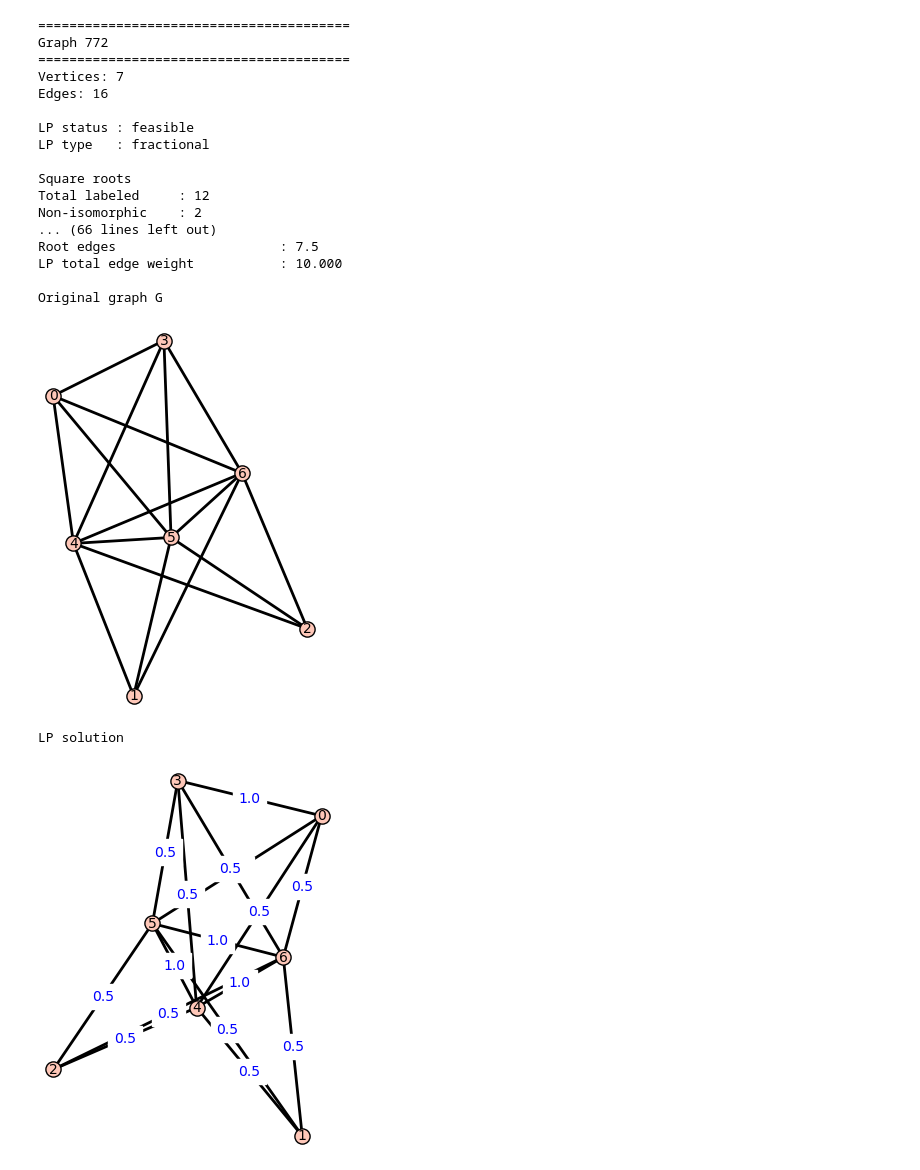
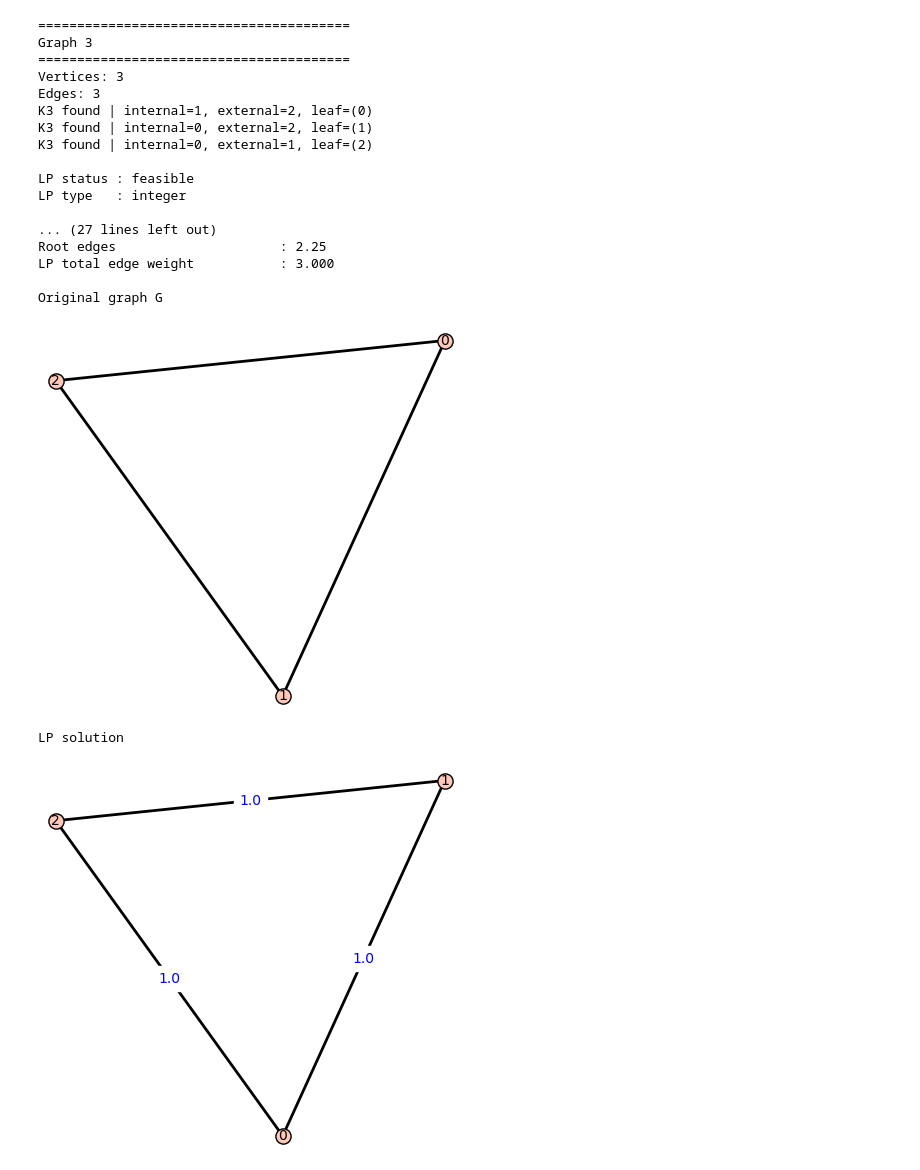
Before and after one commit to Hellwoodoo/Graph-Squares, a Jupyter notebook: Optimization of Graph Squares/Notebooks/IsomorphismGraphSquares.ipynb, the cells around one changed output. Cells and saved outputs as stored; diff of their text form; code cells hidden in the pictures.

```diff
--- a/Optimization of Graph Squares/Notebooks/IsomorphismGraphSquares.ipynb
+++ b/Optimization of Graph Squares/Notebooks/IsomorphismGraphSquares.ipynb
@@ -470,7 +470,7 @@ from matplotlib.backends.backend_pdf import PdfPages
 from sage.numerical.mip import MIPSolverException
 from sage.graphs.graph_generators import graphs as graph_gens
 
-n = 5
+n = 6
 ncpus = 12
 dir = f"isomorphism_max_tetrahedron_decomposition_triangular_graph_output"
 output_dir = os.path.join(dir, f"n={n}")
@@ -821,6 +821,6 @@ K3 found | internal=0, external=3, leaf=(4)
 <Figure size 640x480 with 0 Axes>
 # %%
-n = 7
+n = 6
 edge_filename = f"isomorphism_max_tetrahedron_decomposition_triangular_graph_output/n={n}/graph_edges_n={n}.txt"
 filename = f"isomorphism_max_tetrahedron_decomposition_triangular_graph_output/n={n}/graph_summary_n={n}.txt"
 
@@ -1367,47 +1367,47 @@ def analyze_graph_by_index(idx, n):
 
         if H.is_tree():
             girth6 = True
         else:
             g = H.girth()
             girth6 = (g is not None and g > 6)
 
         print("  Girth > 6      :", girth6)
         print("  Block graph    :", H.is_block_graph())
         print("  Comparability  :", H.is_comparability())
         print("  Dismantlable   :", is_dismantlable_graph(H))
 
         display(
             H.plot(
                 vertex_size=120,
                 edge_thickness=2,
                 vertex_labels=True,
                 figsize=[8, 8],
                 title=f"Root {k+1}"
             ).matplotlib()
         )
 
-analyze_graph_by_index(772, 7)
+analyze_graph_by_index(3, 3)
 # %% [output]
 ========================================
-Graph 772
+Graph 3
 ========================================
-Vertices: 7
-Edges: 16
+Vertices: 3
+Edges: 3
+K3 found | internal=1, external=2, leaf=(0)
+K3 found | internal=0, external=2, leaf=(1)
+K3 found | internal=0, external=1, leaf=(2)
 
 LP status : feasible
-LP type   : fractional
+LP type   : integer
 
-Square roots
-Total labeled     : 12
-Non-isomorphic    : 2
-... (66 lines left out)
-Root edges                     : 7.5
-LP total edge weight           : 10.000
+... (27 lines left out)
+Root edges                     : 2.25
+LP total edge weight           : 3.000
 
 Original graph G
-[figure, old version]
+[figure, new version]
 LP solution
-[figure, old version]
+[figure, new version]
 Root 1
   Tree           : False
   Bipartite      : False
```
Also changed, not shown: parts of 3 cells of this notebook, 4 other files.
